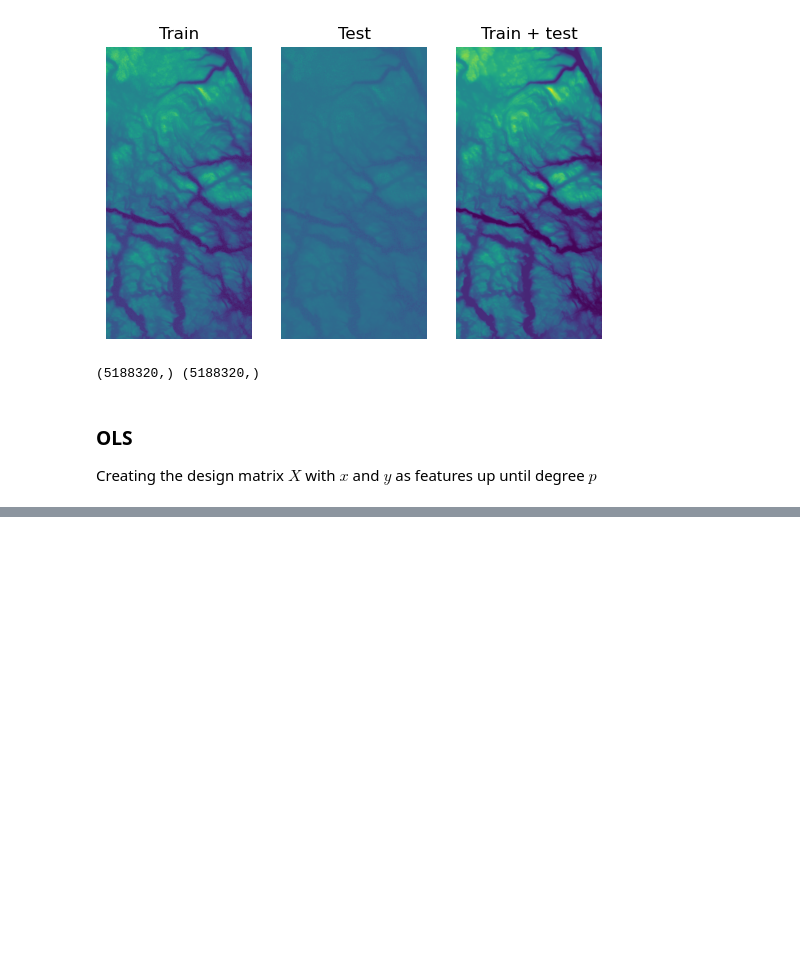
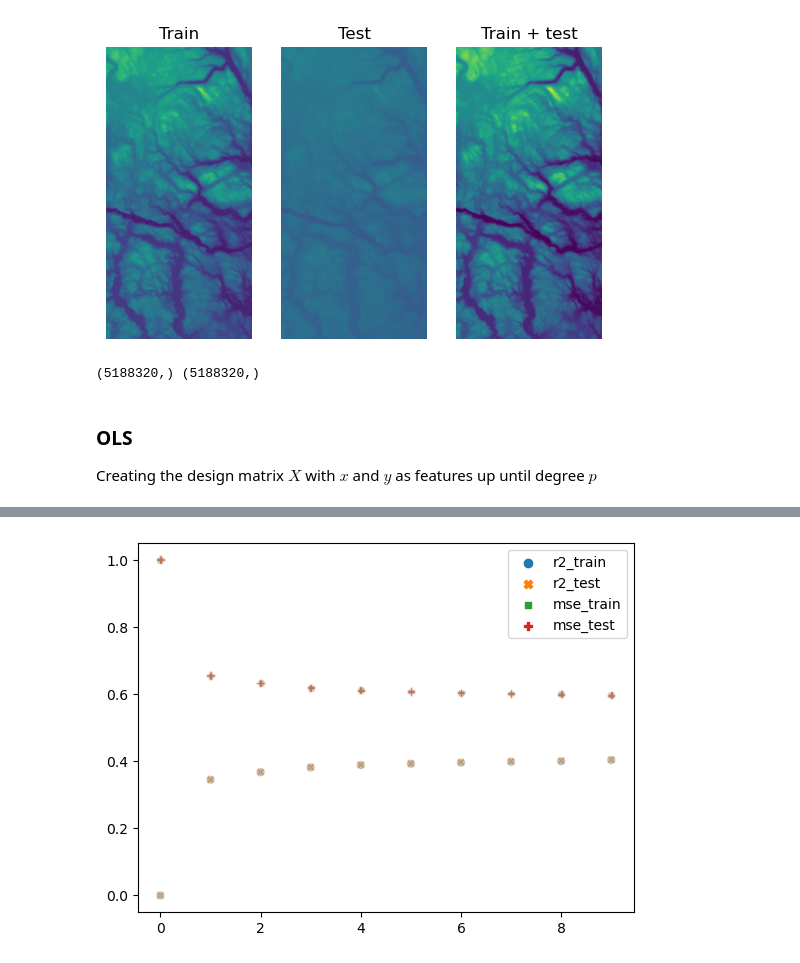
Before and after one commit to blakkisrud/MachineLearningProject1, a Jupyter notebook: src/geographic.ipynb, the cells around one changed output, grey strips where cells are left out. Cells and saved outputs as stored; diff of their text form; code cells hidden in the pictures; blank space fills up the shorter version.

```diff
--- a/src/geographic.ipynb
+++ b/src/geographic.ipynb
@@ -140,10 +142,34 @@ def create_2d_polynomial_design_matrix(x, y, pmax=5, include_interactions=False)
 
     return X
 
-# Big X = design matrix
-X_train = create_2d_polynomial_design_matrix(x_train, y_train, pmax=1)
-X_test = create_2d_polynomial_design_matrix(x_test, y_test, pmax=1)
 
-print(idx_train.shape, idx_test.shape)
-print(X_train.shape, X_test.shape)
+def beta_ols_estimation(X, y):
+    try:
+        X_inv = np.linalg.inv(X.T.dot(X))
+    except Exception as e:
+        print(*e.args)
+        X_inv = np.linalg.pinv(X.T.dot(X))
+
+    betas = X_inv.dot(X.T).dot(y)
+    return betas
+
+
+scores = pd.DataFrame(dtype=float)
+
+for p in range(10):
+    # Big X = design matrix
+    X_train = create_2d_polynomial_design_matrix(x_train, y_train, pmax=p)
+    X_test = create_2d_polynomial_design_matrix(x_test, y_test, pmax=p)
+
+    betas = beta_ols_estimation(X_train, values_train)
+    zhat_train = X_train @ betas
+    zhat_test = X_test @ betas
+
+    r2_train, r2_test = r2_score(values_train, zhat_train), r2_score(values_test, zhat_test)
+    mse_train, mse_test = mean_squared_error(values_train, zhat_train), mean_squared_error(values_test, zhat_test)
+
+    print(f"p={p}\t r2 train / test = {r2_train:.3e} / {r2_test:.3e}\t mse = {mse_train:.3e} / {mse_test:.3e}")
+    scores.loc[p, ["r2_train", "r2_test", "mse_train", "mse_test"]] = [r2_train, r2_test, mse_train, mse_test]
+
+print(scores)
 # %% [output]
@@ -151,0 +193,6 @@ print(X_train.shape, X_test.shape)
+# %%
+import seaborn as sns
+sns.scatterplot(scores, alpha=0.5)
+plt.show()
+# %% [output]
+[figure, added]
```
Also changed, not shown: parts of 11 cells of this notebook.
